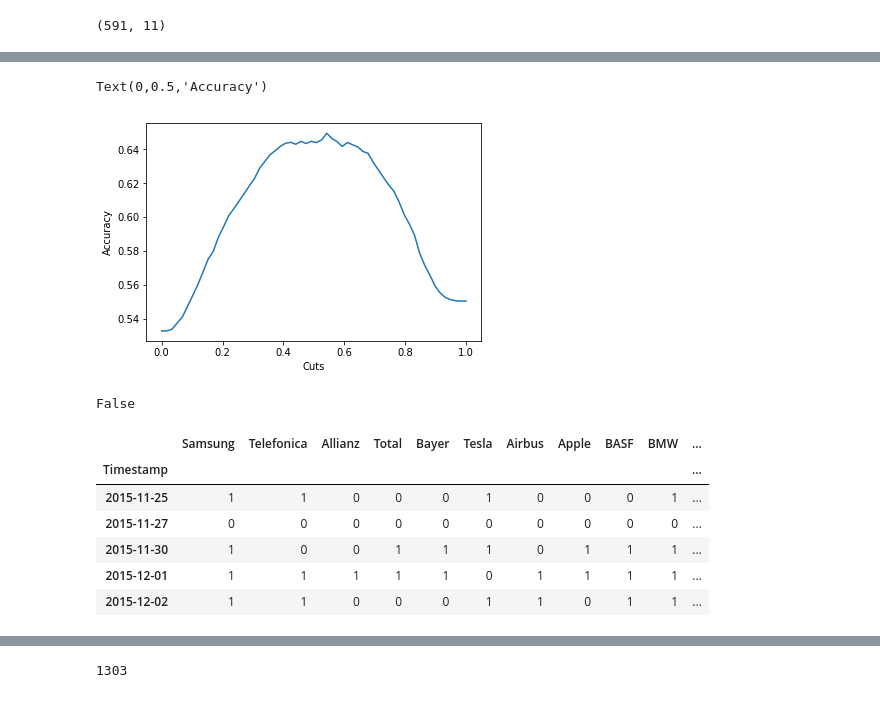
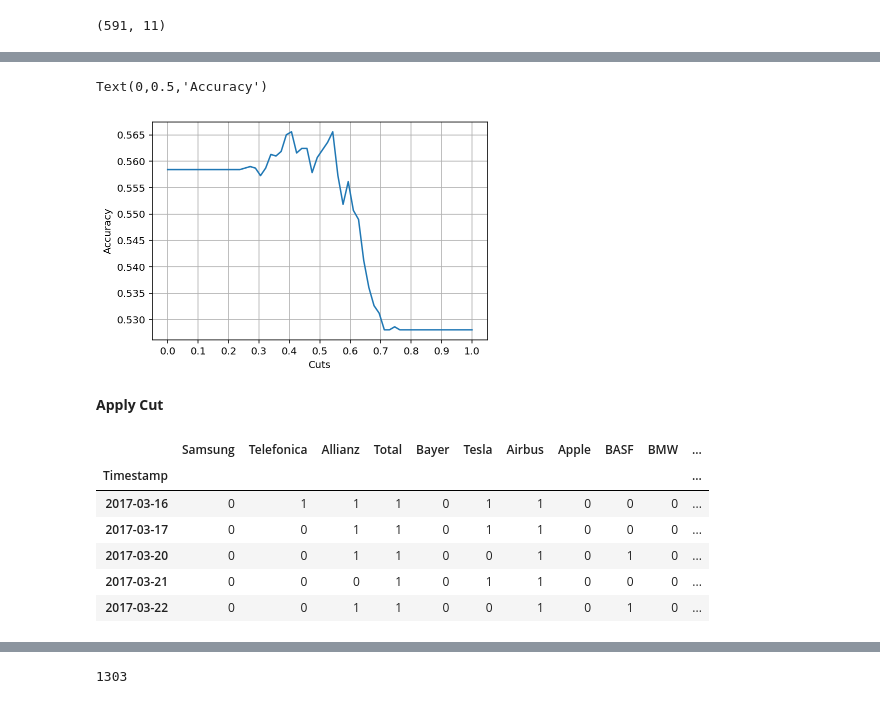
Before and after one commit to kosnil/kd-seminar, a Jupyter notebook: mlp/D2V_Reformat_CNN.ipynb, the cells around one changed output, grey strips where cells are left out. Cells and saved outputs as stored; diff of their text form; code cells hidden in the pictures.

Commit message:
- tidied up CNN Notebook - added another augmentation step - 2 new good results of first model.

```diff
--- a/mlp/D2V_Reformat_CNN.ipynb
+++ b/mlp/D2V_Reformat_CNN.ipynb
@@ -352,5 +387,5 @@ Non-trainable params: 400
 _________________________________________________________________
 # %%
 history = first_model.fit(x_train_aug, y_train_aug, validation_data = (x_val_aug, y_val_aug),
-                          epochs=60, batch_size=10, verbose=2)
+                          epochs=70, batch_size=32, verbose=2)
 # %% [output]
@@ -405,5 +444,5 @@ plt.show()
 # %%
-preds = first_model.predict(X)#X[300:]
+preds = first_model.predict(X[300:])#X[300:]
 # %%
 df_y_val = pd.DataFrame(y_val_aug, columns=fin_data_class.columns)
 # %%
@@ -411,7 +450,7 @@ fin_data_class.shape
 # %% [output]
 (591, 11)
 # %%
-df_predictions = pd.DataFrame(preds, columns=fin_data_class.columns, index = fin_data_class.index) #, index = fin_data_class.index
+df_predictions = pd.DataFrame(preds, columns=fin_data_class.columns, index = fin_data_class[300:].index) #, index = fin_data_class.index
 df_predictions.head()
 # %% [output]
 |  | Samsung | Telefonica | Allianz | Total | Bayer | Tesla | Airbus | Apple | BASF | BMW | ... |
@@ -504,3 +561,3 @@ def try_cuts(df, cut_count, subset=None):
 # %%
-accs, fp, fn, cuts = try_cuts(df_predictions, 60, subset=None) #subset=slice(300, -1)
+accs, fp, fn, cuts = try_cuts(df_predictions, 60, subset=slice(300, -1)) #subset=slice(300, -1)
 #accs, fp, fn, cuts = try_cuts_arr(df_predictions, 30)
@@ -520,26 +585,26 @@ plt.show()
 # %%
 plt.plot(cuts, accs)
+plt.grid(True)
 plt.xlabel("Cuts")
+plt.xticks(np.linspace(0,1,11))
 plt.ylabel("Accuracy")
 # %% [output]
 Text(0,0.5,'Accuracy')
-[figure, old version]
+[figure, new version]
-# %%
-(np.array(fp)==np.array(fn)).all()
-# %% [output]
-False
+# %% [markdown]
+**Apply Cut**
 # %%
-df_predictions = df_predictions.applymap(lambda x: 1 if x > cuts[max_index] else 0) #cuts[max_index]
-df_predictions.to_csv("./predictions/predictions_frst_model_non_training_data_with_data_augmentation.csv")
+df_predictions = df_predictions.applymap(lambda x: 1 if x > 0.54 else 0) #cuts[max_index]
+df_predictions.to_csv("./predictions/predictions_frst_model_non_training_data_with_data_augmentation_late_cut.csv")
 df_predictions.head()
 # %% [output]
 |  | Samsung | Telefonica | Allianz | Total | Bayer | Tesla | Airbus | Apple | BASF | BMW | ... |
 | Timestamp |  |  |  |  |  |  |  |  |  |  | ... |
-| 2015-11-25 | 1 | 1 | 0 | 0 | 0 | 1 | 0 | 0 | 0 | 1 | ... |
-| 2015-11-27 | 0 | 0 | 0 | 0 | 0 | 0 | 0 | 0 | 0 | 0 | ... |
-| 2015-11-30 | 1 | 0 | 0 | 1 | 1 | 1 | 0 | 1 | 1 | 1 | ... |
-| 2015-12-01 | 1 | 1 | 1 | 1 | 1 | 0 | 1 | 1 | 1 | 1 | ... |
-| 2015-12-02 | 1 | 1 | 0 | 0 | 0 | 1 | 1 | 0 | 1 | 1 | ... |
+| 2017-03-16 | 0 | 1 | 1 | 1 | 0 | 1 | 1 | 0 | 0 | 0 | ... |
+| 2017-03-17 | 0 | 0 | 1 | 1 | 0 | 1 | 1 | 0 | 0 | 0 | ... |
+| 2017-03-20 | 0 | 0 | 1 | 1 | 0 | 0 | 1 | 0 | 1 | 0 | ... |
+| 2017-03-21 | 0 | 0 | 0 | 1 | 0 | 1 | 1 | 0 | 0 | 0 | ... |
+| 2017-03-22 | 0 | 0 | 1 | 1 | 0 | 0 | 1 | 0 | 1 | 0 | ... |
 # %%
 fin_data_class.head()
 # %% [output]
```
Also changed, not shown: parts of 51 cells of this notebook, 2 other files.
